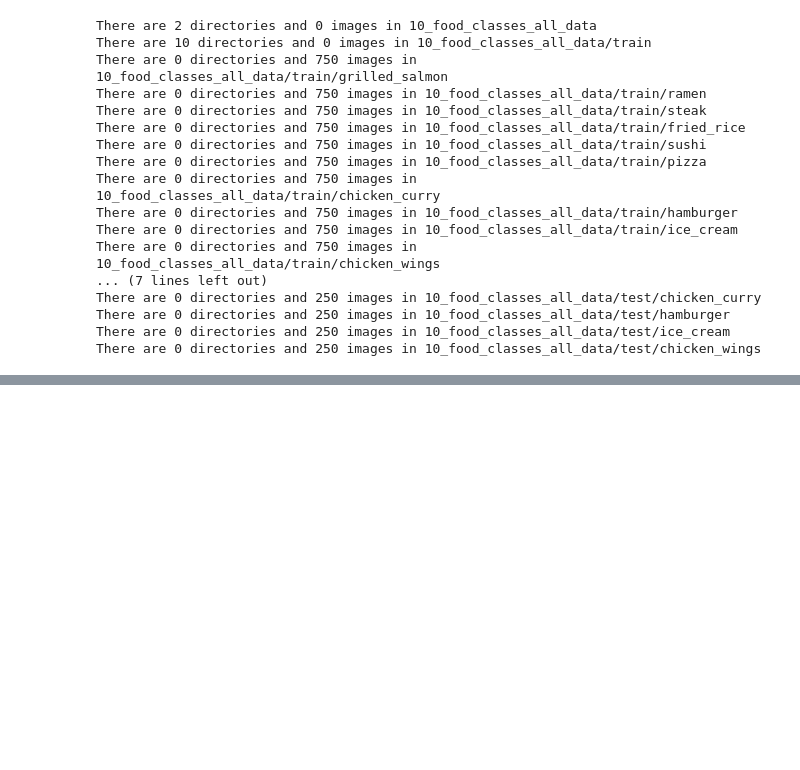
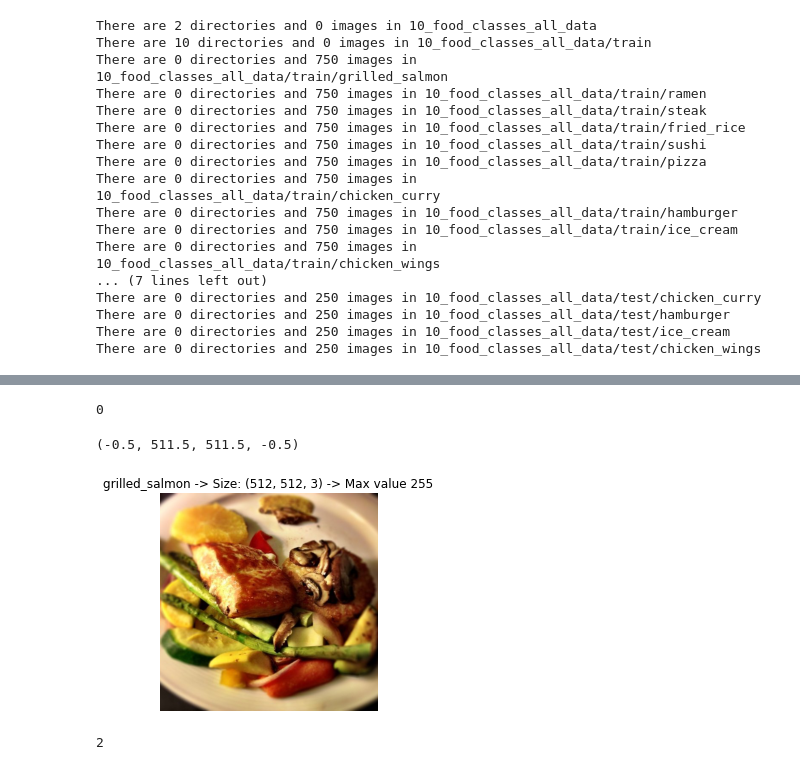
Before and after one commit to Joniald/Colaboratory, a Jupyter notebook: Multiclass_Conv2D.ipynb, the cells around one changed output, grey strips where cells are left out. Drawn from its saved outputs; the diff is of its cells as text; code cells hidden in the pictures; blank space fills up the shorter version.

```diff
--- a/Multiclass_Conv2D.ipynb
+++ b/Multiclass_Conv2D.ipynb
@@ -45,0 +93,15 @@ There are 0 directories and 250 images in 10_food_classes_all_data/test/chicken_
+# %%
+rand_id = 400
+dirId = int(rand_id / 750)
+print(dirId)
+plt.imshow(all_images[rand_id])
+plt.title(os.listdir(train_dir)[dirId] + " -> Size: {} -> Max value {}".format(all_images[rand_id].shape, all_images[rand_id].max()))
+plt.axis(False)
+# %% [output]
+0
+(-0.5, 511.5, 511.5, -0.5)
+[figure, added]
+# %%
+int(2.7)
+# %% [output]
+2
```
Also changed, not shown: parts of 5 cells of this notebook.
